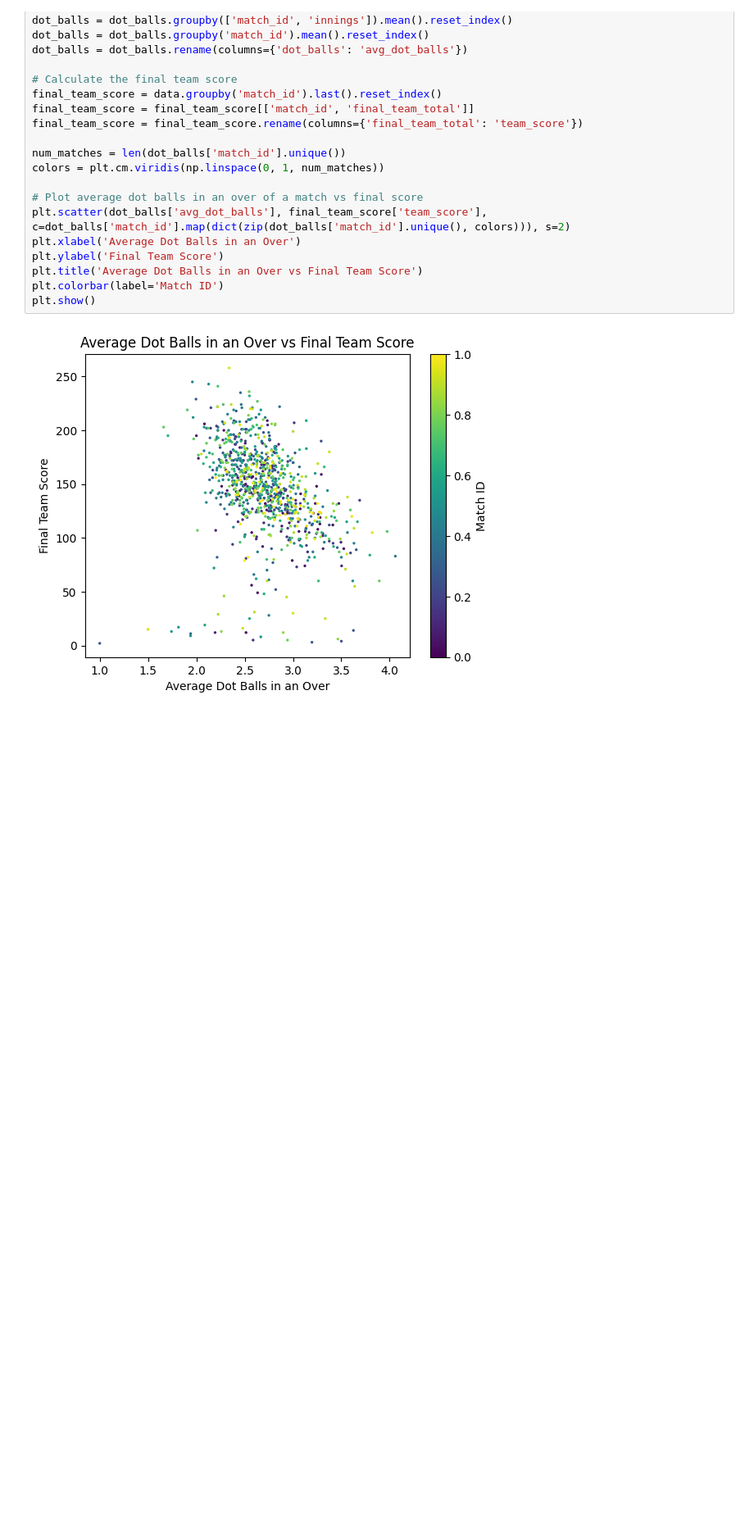
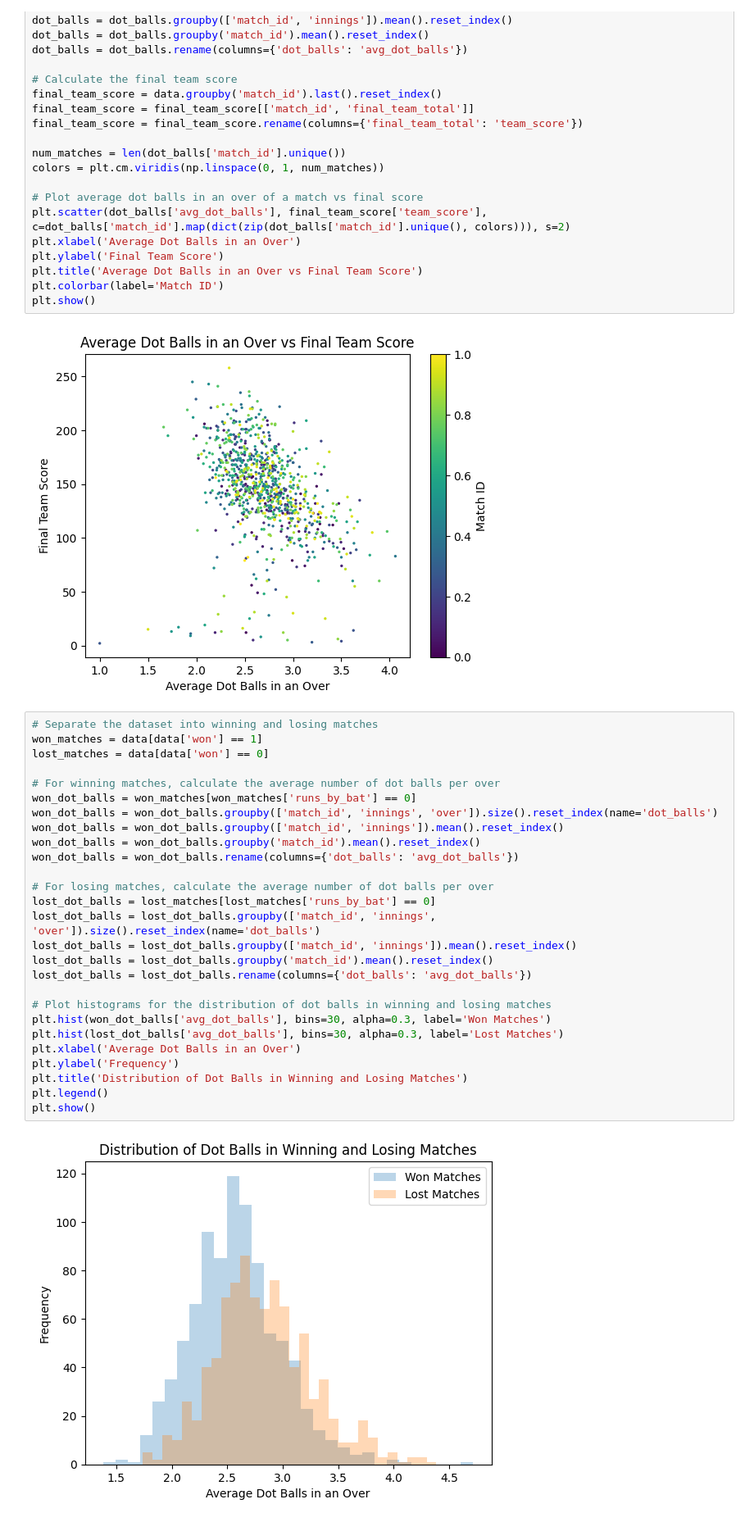
Before and after one commit to 19Kaumini/e19-co544-cricket-analytics-and-prediction, a Jupyter notebook: EDA/DotBallsAnalysis.ipynb, the cells around one changed output. Shown at 82% size. Cells and saved outputs as stored; diff of their text form; blank space fills up the shorter version.

Commit message:
Visualize Distribution of Dot Balls in Winning and Losing Matches

```diff
--- a/EDA/DotBallsAnalysis.ipynb
+++ b/EDA/DotBallsAnalysis.ipynb
@@ -30,3 +30,32 @@ plt.colorbar(label='Match ID')
 plt.show()
 # %% [output]
 [figure]
+# %%
+# Separate the dataset into winning and losing matches
+won_matches = data[data['won'] == 1]
+lost_matches = data[data['won'] == 0]
+
+# For winning matches, calculate the average number of dot balls per over
+won_dot_balls = won_matches[won_matches['runs_by_bat'] == 0]
+won_dot_balls = won_dot_balls.groupby(['match_id', 'innings', 'over']).size().reset_index(name='dot_balls')
+won_dot_balls = won_dot_balls.groupby(['match_id', 'innings']).mean().reset_index()
+won_dot_balls = won_dot_balls.groupby('match_id').mean().reset_index()
+won_dot_balls = won_dot_balls.rename(columns={'dot_balls': 'avg_dot_balls'})
+
+# For losing matches, calculate the average number of dot balls per over
+lost_dot_balls = lost_matches[lost_matches['runs_by_bat'] == 0]
+lost_dot_balls = lost_dot_balls.groupby(['match_id', 'innings', 'over']).size().reset_index(name='dot_balls')
+lost_dot_balls = lost_dot_balls.groupby(['match_id', 'innings']).mean().reset_index()
+lost_dot_balls = lost_dot_balls.groupby('match_id').mean().reset_index()
+lost_dot_balls = lost_dot_balls.rename(columns={'dot_balls': 'avg_dot_balls'})
+
+# Plot histograms for the distribution of dot balls in winning and losing matches
+plt.hist(won_dot_balls['avg_dot_balls'], bins=30, alpha=0.3, label='Won Matches')
+plt.hist(lost_dot_balls['avg_dot_balls'], bins=30, alpha=0.3, label='Lost Matches')
+plt.xlabel('Average Dot Balls in an Over')
+plt.ylabel('Frequency')
+plt.title('Distribution of Dot Balls in Winning and Losing Matches')
+plt.legend()
+plt.show()
+# %% [output]
+[figure, added]
```
